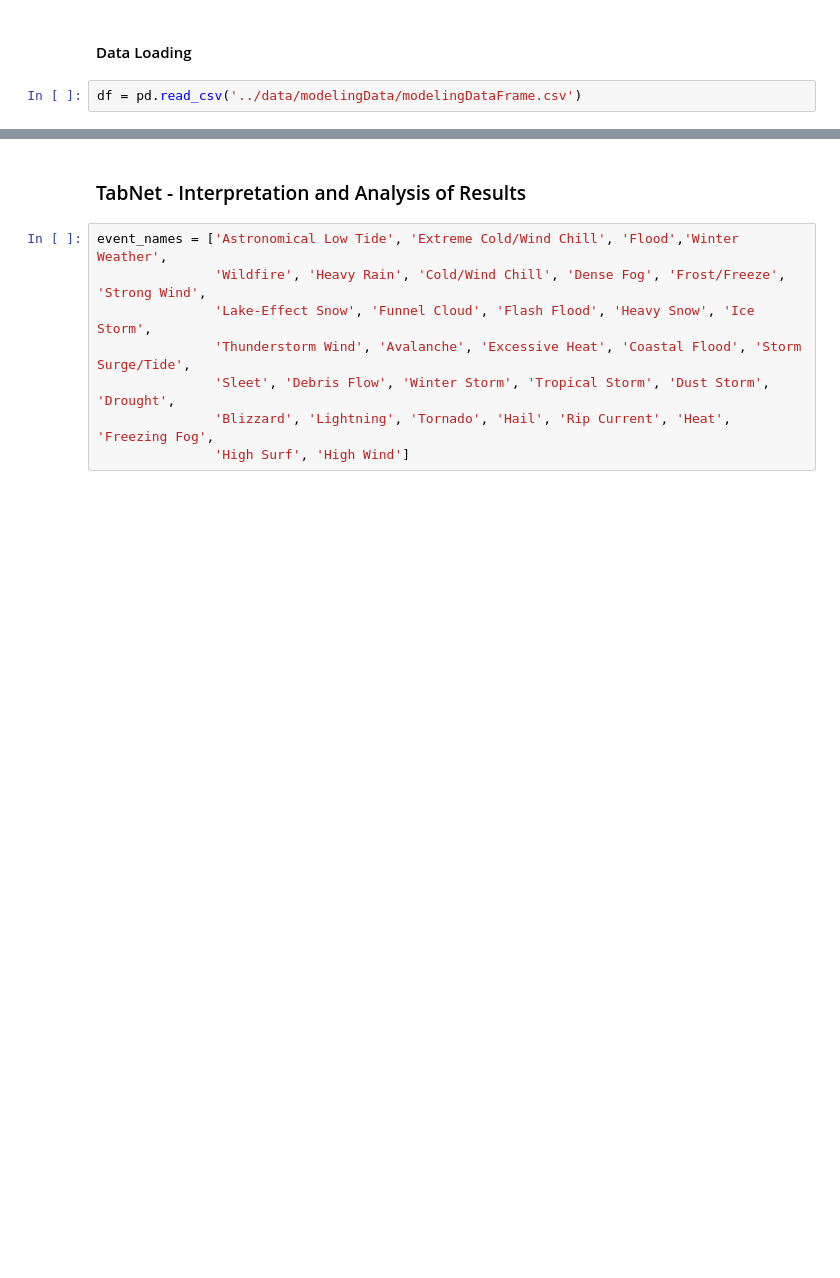
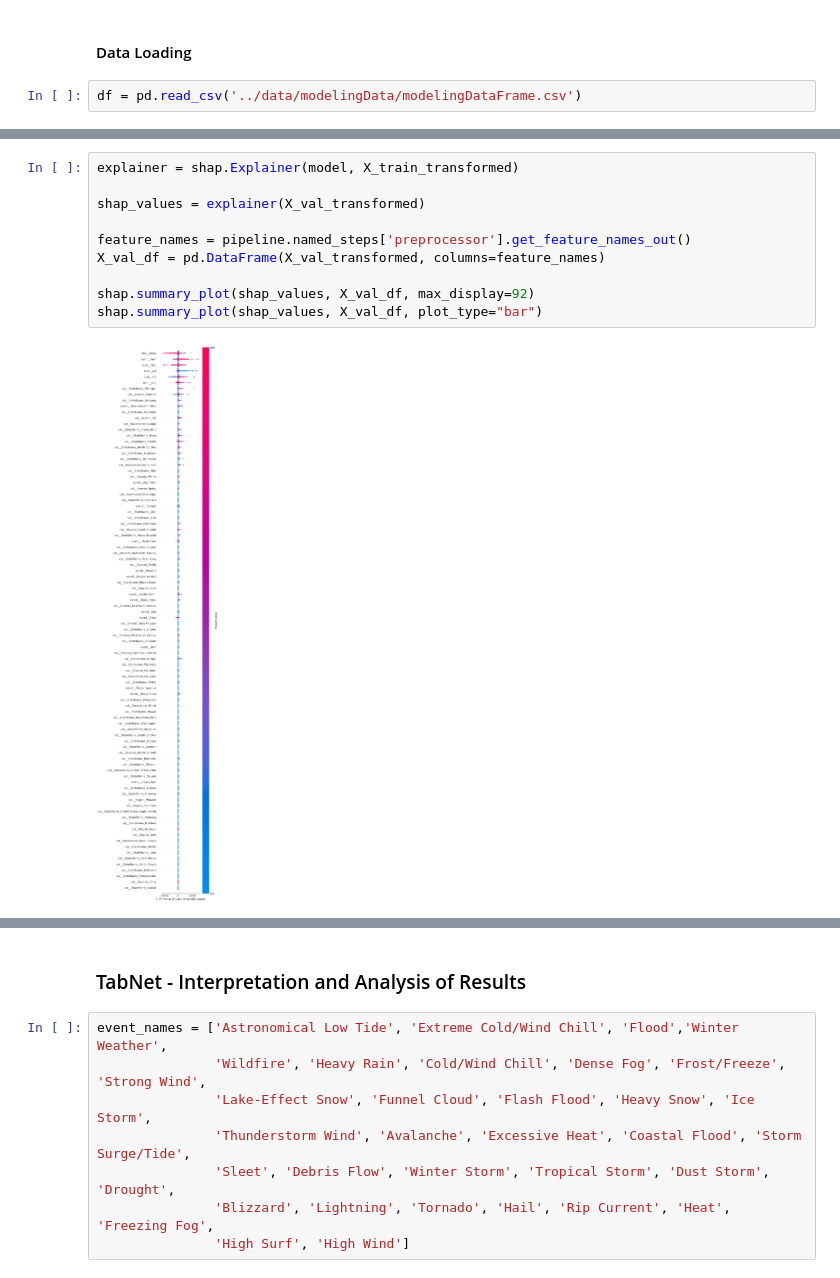
Before and after one commit to kwiatkowskaa/PowerOutage_Prediction, a Jupyter notebook: notebooks/04_interpretability.ipynb, the cells around one changed output, grey strips where cells are left out. Drawn from its saved outputs; the diff is of its cells as text; blank space fills up the shorter version.

```diff
--- a/notebooks/04_interpretability.ipynb
+++ b/notebooks/04_interpretability.ipynb
@@ -21,0 +105,12 @@ df = pd.read_csv('../data/modelingData/modelingDataFrame.csv')
+# %%
+explainer = shap.Explainer(model, X_train_transformed)
+
+shap_values = explainer(X_val_transformed)
+
+feature_names = pipeline.named_steps['preprocessor'].get_feature_names_out()
+X_val_df = pd.DataFrame(X_val_transformed, columns=feature_names)
+
+shap.summary_plot(shap_values, X_val_df, max_display=92)
+shap.summary_plot(shap_values, X_val_df, plot_type="bar")
+# %% [output]
+[figure, added]
```
Also changed, not shown: parts of 13 cells of this notebook, 1 other file.
